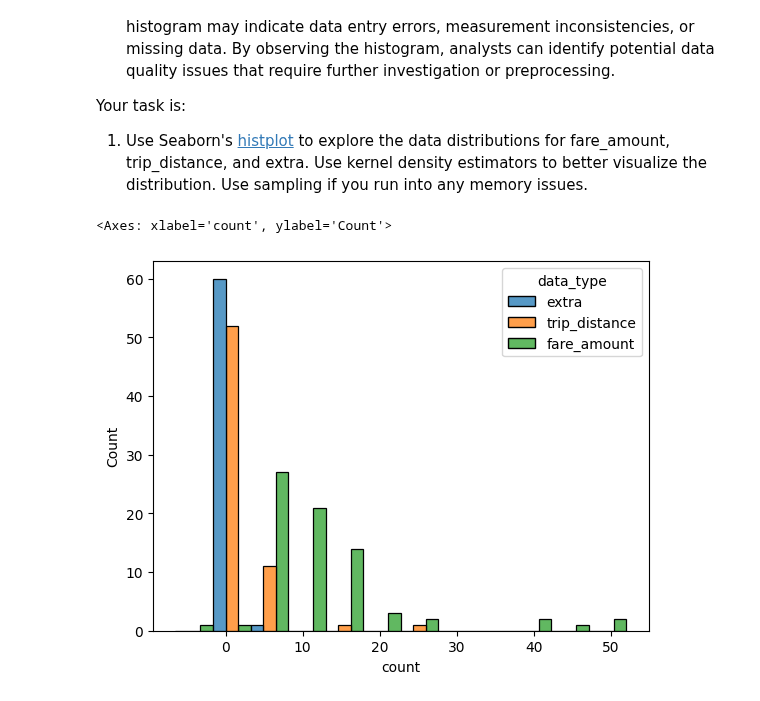
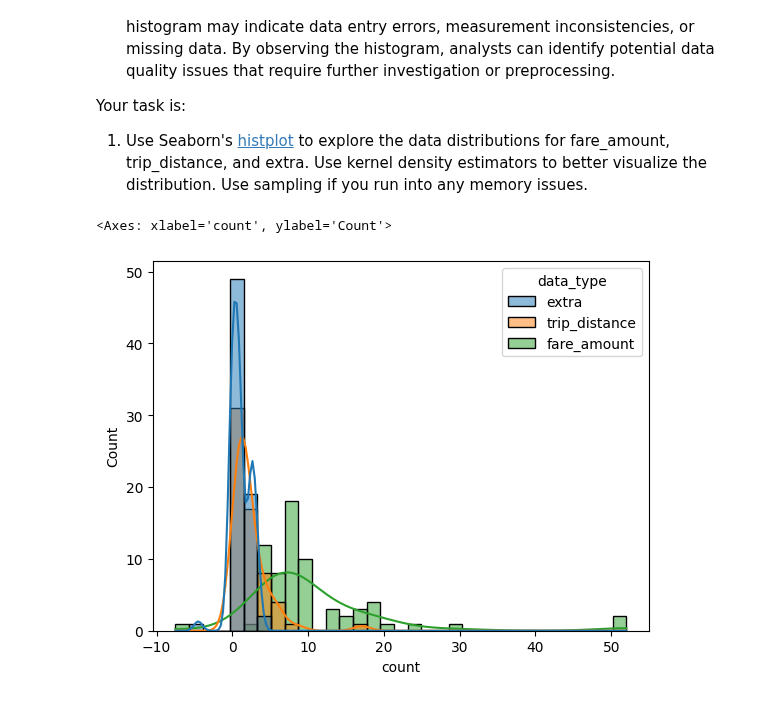
Before and after one commit to TrollRider-Kristian/Springboard-AI-Mini-Projects, a Jupyter notebook: Student_MLE_MiniProject_EDA.ipynb, the cells around one changed output. Cells and saved outputs as stored; diff of their text form; code cells hidden in the pictures.

```diff
--- a/Student_MLE_MiniProject_EDA.ipynb
+++ b/Student_MLE_MiniProject_EDA.ipynb
@@ -314,13 +295,13 @@ Your task is:
 # %%
 # Explore data distributions for 'fare_amount', 'trip_distance' and 'extra' using Seaborn's histplot. Sample the data if you run into memory issues.
 # A smaller sample size also helps with the relative scales of the graph, since some bars will grow disproportionately tall and cause the whole histogram to "zoom out".
-# Alternately, I could consider a larger sample size but set the 'log_scale' argument to True in the histplot below.
+# Changing the graph to a logarithmic scale won't work because many values under the 'extra' variable equal 0, and there is no pair of natural numbers x, y > 0, such that x^y = 0.
+# The question above says "Use kernel density estimators to better visualize the distribution", so I set the kde argument of histplot to equal True.
+# If we also change log_scale, then we'll either get -Infinity related errors or the graph will not scale well (eg. the y-axis will range from 2^-93 to 2^-8...)
+# For these reasons, a sample size of 200 is the best way to obtain a readable histplot with a readable kernel density estimator.
 SAMPLE_SIZE = 200
 distributions_in_two_columns = taxi_tripdata_no_missing_rows.loc[:, ['fare_amount', 'trip_distance', 'extra']].melt(var_name = 'data_type', value_name = 'count')
-# Plotting the histogram over all three variables with bars for each value range displayed side-by-side.  Personally, I like this better than having bars overlap and colors
-# mixing in ways that don't match the legend, but I'd like my mentor to provide a second opinion.
-# KRISTIAN_TODO - Look into kernel density estimators.
-sns.histplot(data = distributions_in_two_columns.sample(SAMPLE_SIZE), x = 'count', hue = 'data_type', multiple = 'dodge', binwidth = 5)
+sns.histplot(data = distributions_in_two_columns.sample(SAMPLE_SIZE), x = 'count', hue = 'data_type', kde = True)
 # %% [output]
 <Axes: xlabel='count', ylabel='Count'>
-[figure, old version]
+[figure, new version]
```
Also changed, not shown: parts of 13 cells of this notebook.
